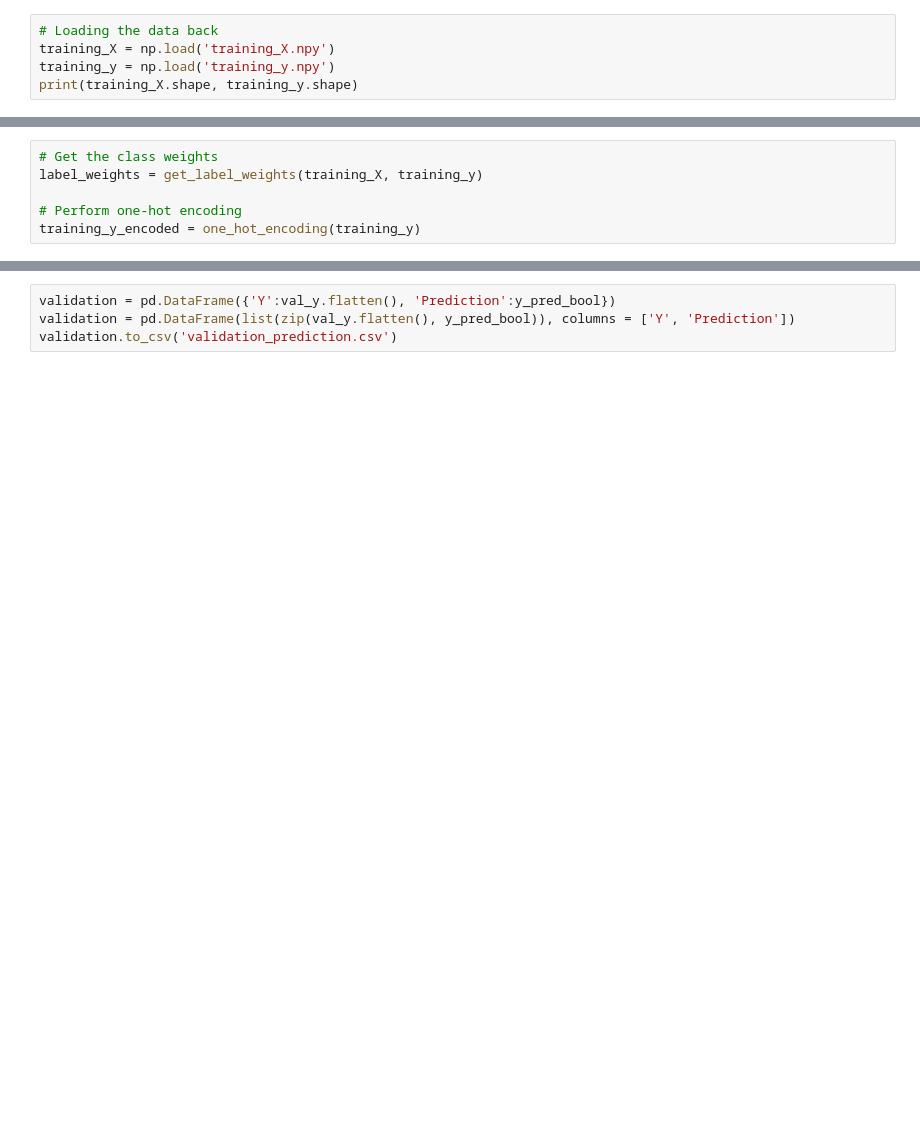
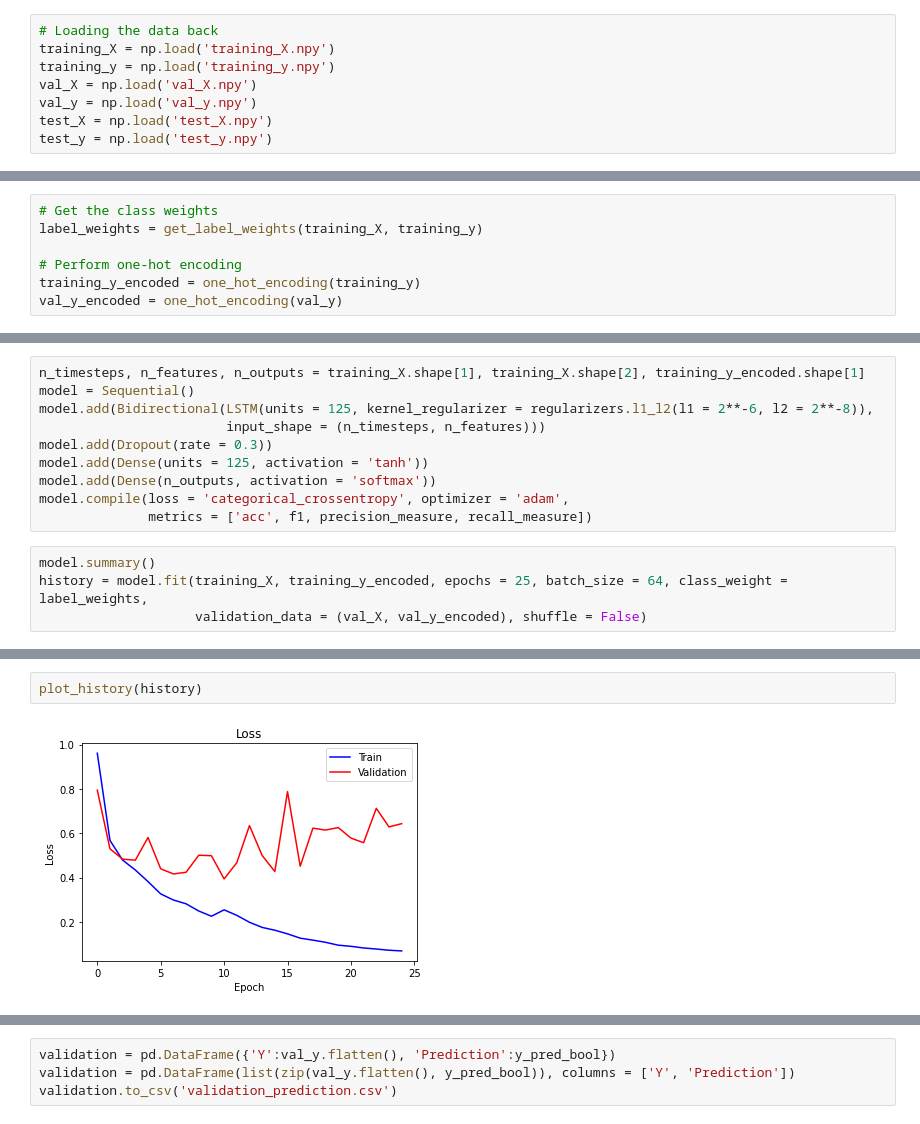
Before and after one commit to shilpakancharla/terrain-identification, a Jupyter notebook: Proj_C2.ipynb, the cells around one changed output, grey strips where cells are left out. Drawn from its saved outputs; the diff is of its cells as text; blank space fills up the shorter version.

Commit message:
Bidirectional LSTM

```diff
--- a/Proj_C2.ipynb
+++ b/Proj_C2.ipynb
@@ -95,4 +110,7 @@ np.save('training_y.npy', training_y)
 # Loading the data back
 training_X = np.load('training_X.npy')
 training_y = np.load('training_y.npy')
-print(training_X.shape, training_y.shape)
+val_X = np.load('val_X.npy')
+val_y = np.load('val_y.npy')
+test_X = np.load('test_X.npy')
+test_y = np.load('test_y.npy')
@@ -104,3 +120,4 @@ label_weights = get_label_weights(training_X, training_y)
 
 # Perform one-hot encoding
 training_y_encoded = one_hot_encoding(training_y)
+val_y_encoded = one_hot_encoding(val_y)
@@ -159,0 +124,14 @@ print(curr_acc)
+# %%
+n_timesteps, n_features, n_outputs = training_X.shape[1], training_X.shape[2], training_y_encoded.shape[1]
+model = Sequential()
+model.add(Bidirectional(LSTM(units = 125, kernel_regularizer = regularizers.l1_l2(l1 = 2**-6, l2 = 2**-8)),
+                        input_shape = (n_timesteps, n_features)))
+model.add(Dropout(rate = 0.3))
+model.add(Dense(units = 125, activation = 'tanh'))
+model.add(Dense(n_outputs, activation = 'softmax'))
+model.compile(loss = 'categorical_crossentropy', optimizer = 'adam',
+              metrics = ['acc', f1, precision_measure, recall_measure])
+# %%
+model.summary()
+history = model.fit(training_X, training_y_encoded, epochs = 25, batch_size = 64, class_weight = label_weights,
+                    validation_data = (val_X, val_y_encoded), shuffle = False)
@@ -159,0 +156,4 @@ print(curr_acc)
+# %%
+plot_history(history)
+# %% [output]
+[figure, added]
```
Also changed, not shown: parts of 13 cells of this notebook, 7 other files.
